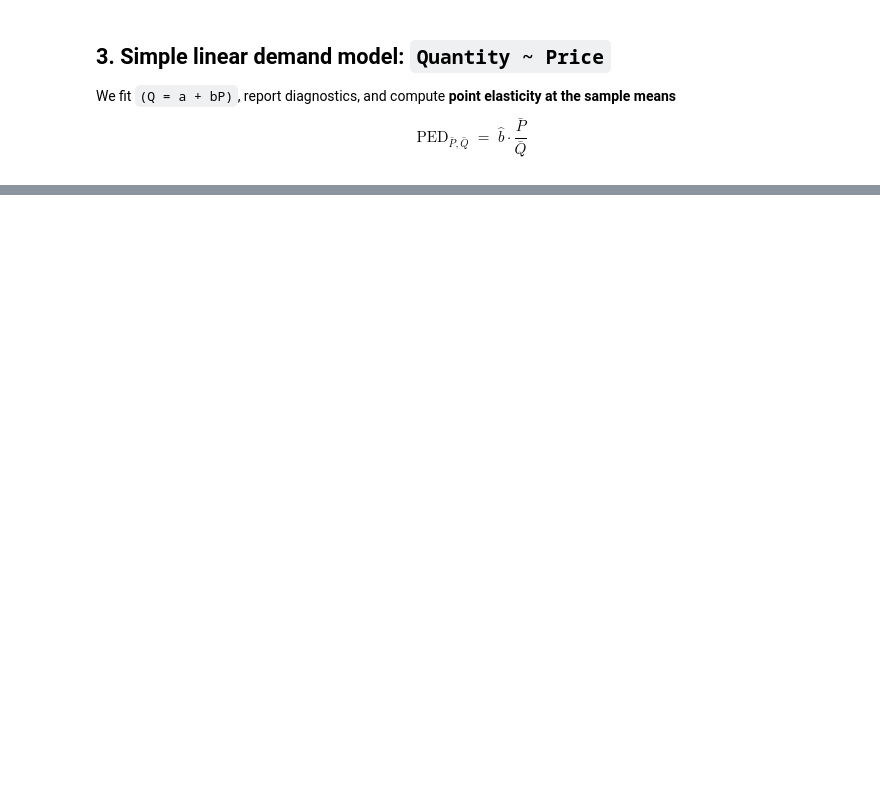
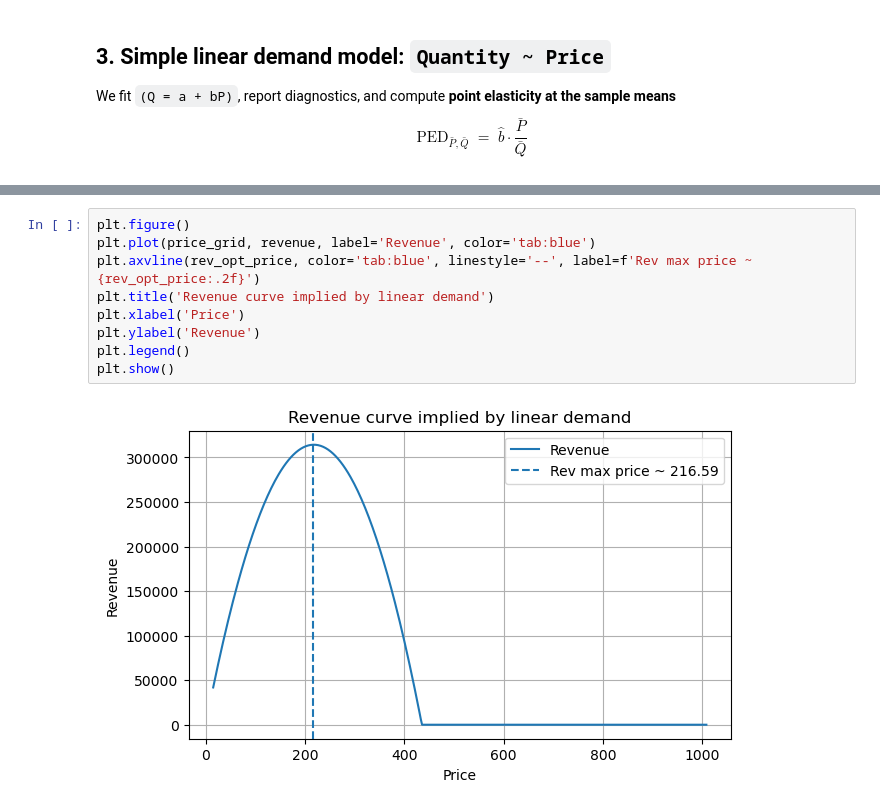
Before and after one commit to tinolinton/PED, a Jupyter notebook: final.ipynb, the cells around one changed output, grey strips where cells are left out. Saved outputs shown, nothing was run; the diff lists cells and outputs as text; blank space fills up the shorter version.

```diff
--- a/final.ipynb
+++ b/final.ipynb
@@ -252,0 +300,11 @@ print(f"PED at means  = {ped_at_mean:.4f}")
+# %%
+plt.figure()
+plt.plot(price_grid, revenue, label='Revenue', color='tab:blue')
+plt.axvline(rev_opt_price, color='tab:blue', linestyle='--', label=f'Rev max price ~ {rev_opt_price:.2f}')
+plt.title('Revenue curve implied by linear demand')
+plt.xlabel('Price')
+plt.ylabel('Revenue')
+plt.legend()
+plt.show()
+# %% [output]
+[figure, added]
```
Also changed, not shown: parts of 13 cells of this notebook, 5 other files.
